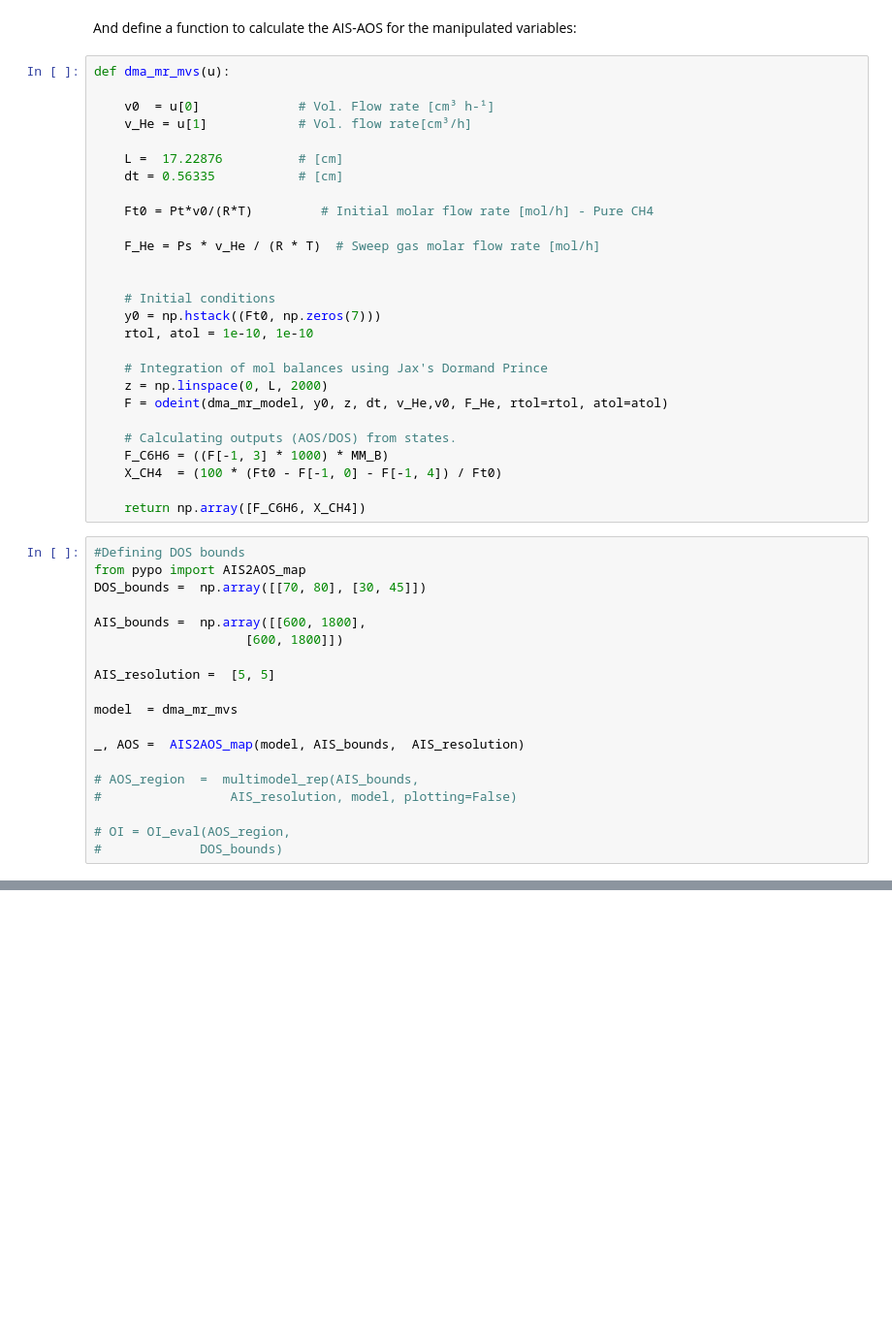
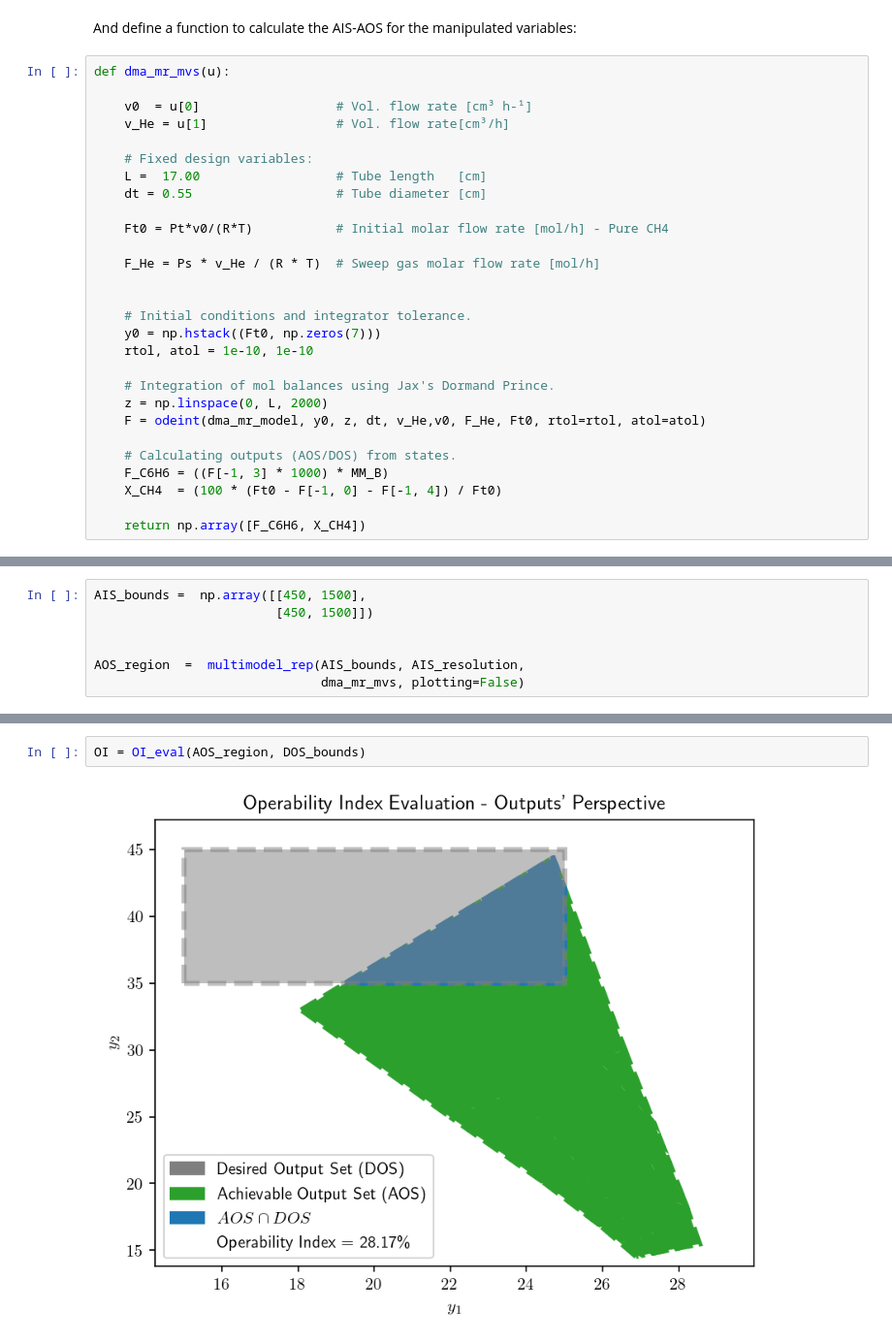
Before and after one commit to CODES-group/opyrability, a Jupyter notebook: docs/examples_gallery/membrane_reactor.ipynb, the cells around one changed output, grey strips where cells are left out. Shown: that part at 97% size. Drawn from its saved outputs; the diff is of its cells as text; blank space fills up the shorter version.

```diff
--- a/docs/examples_gallery/membrane_reactor.ipynb
+++ b/docs/examples_gallery/membrane_reactor.ipynb
@@ -217,46 +265,28 @@ And define a function to calculate the AIS-AOS for the manipulated variables:
 # %%
 def dma_mr_mvs(u):
 
-    v0  = u[0]             # Vol. Flow rate [cm³ h-¹]
-    v_He = u[1]            # Vol. flow rate[cm³/h]
+    v0  = u[0]                  # Vol. flow rate [cm³ h-¹]
+    v_He = u[1]                 # Vol. flow rate[cm³/h]
 
-    L =  17.22876          # [cm]
-    dt = 0.56335           # [cm]
+    # Fixed design variables:
+    L =  17.00                  # Tube length   [cm]
+    dt = 0.55                   # Tube diameter [cm]
 
-    Ft0 = Pt*v0/(R*T)         # Initial molar flow rate [mol/h] - Pure CH4
+    Ft0 = Pt*v0/(R*T)           # Initial molar flow rate [mol/h] - Pure CH4
 
     F_He = Ps * v_He / (R * T)  # Sweep gas molar flow rate [mol/h]
 
 
-    # Initial conditions
+    # Initial conditions and integrator tolerance.
     y0 = np.hstack((Ft0, np.zeros(7)))
     rtol, atol = 1e-10, 1e-10
 
-    # Integration of mol balances using Jax's Dormand Prince
+    # Integration of mol balances using Jax's Dormand Prince.
     z = np.linspace(0, L, 2000)
-    F = odeint(dma_mr_model, y0, z, dt, v_He,v0, F_He, rtol=rtol, atol=atol)
+    F = odeint(dma_mr_model, y0, z, dt, v_He,v0, F_He, Ft0, rtol=rtol, atol=atol)
 
     # Calculating outputs (AOS/DOS) from states.
     F_C6H6 = ((F[-1, 3] * 1000) * MM_B)
     X_CH4  = (100 * (Ft0 - F[-1, 0] - F[-1, 4]) / Ft0)
 
     return np.array([F_C6H6, X_CH4])
-# %%
-#Defining DOS bounds
-from pypo import AIS2AOS_map
-DOS_bounds =  np.array([[70, 80], [30, 45]])
-
-AIS_bounds =  np.array([[600, 1800],
-                    [600, 1800]])
-
-AIS_resolution =  [5, 5]
-
-model  = dma_mr_mvs
-
-_, AOS =  AIS2AOS_map(model, AIS_bounds,  AIS_resolution)
-
-# AOS_region  =  multimodel_rep(AIS_bounds,
-#                 AIS_resolution, model, plotting=False)
-
-# OI = OI_eval(AOS_region,
-#             DOS_bounds)
@@ -266,0 +295,7 @@ plt.scatter(AOS2[:, 0], AOS2[:, 1])
+# %%
+AIS_bounds =  np.array([[450, 1500],
+                        [450, 1500]])
+
+
+AOS_region  =  multimodel_rep(AIS_bounds, AIS_resolution,
+                              dma_mr_mvs, plotting=False)
@@ -266,0 +308,4 @@ plt.scatter(AOS2[:, 0], AOS2[:, 1])
+# %%
+OI = OI_eval(AOS_region, DOS_bounds)
+# %% [output]
+[figure, added]
```
Also changed, not shown: parts of 27 cells of this notebook, 1 other file.
